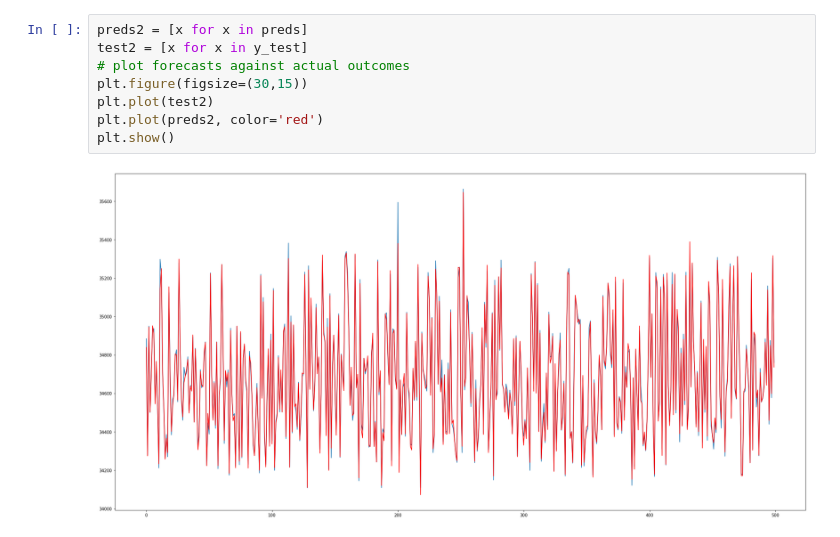
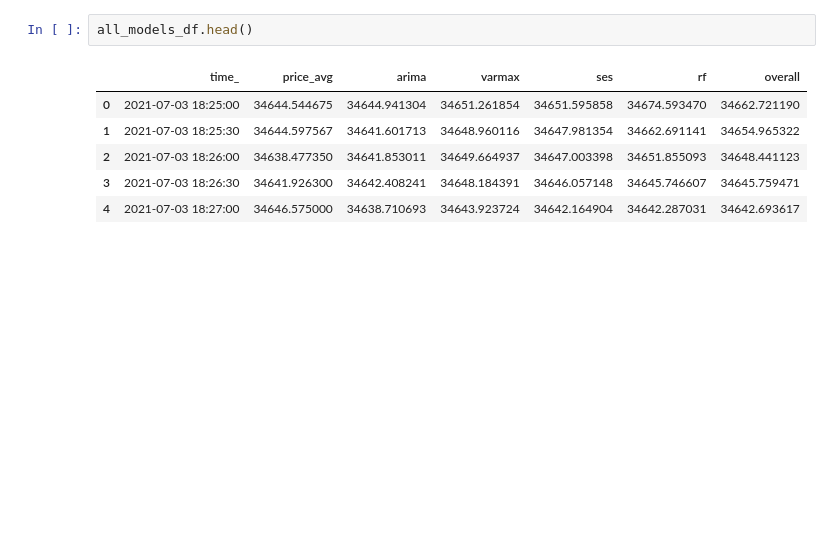
Before and after one commit to MZ195/JS-Realtime-Dashboard, a Jupyter notebook: Models/LinearResression.ipynb, the cells around one changed output. Cells and saved outputs as stored; diff of their text form; blank space fills up the shorter version.

```diff
--- a/Models/LinearResression.ipynb
+++ b/Models/LinearResression.ipynb
@@ -99,10 +38,9 @@ Avg MSE:                         710.5946160110406
-# %%
-preds2 = [x for x in preds]
-test2 = [x for x in y_test]
-# plot forecasts against actual outcomes
-plt.figure(figsize=(30,15))
-plt.plot(test2)
-plt.plot(preds2, color='red')
-plt.show()
-# %% [output]
-[figure, removed]
+# %%
+all_models_df.head()
+# %% [output]
+|  | time_ | price_avg | arima | varmax | ses | rf | overall |
+| 0 | 2021-07-03 18:25:00 | 34644.544675 | 34644.941304 | 34651.261854 | 34651.595858 | 34674.593470 | 34662.721190 |
+| 1 | 2021-07-03 18:25:30 | 34644.597567 | 34641.601713 | 34648.960116 | 34647.981354 | 34662.691141 | 34654.965322 |
+| 2 | 2021-07-03 18:26:00 | 34638.477350 | 34641.853011 | 34649.664937 | 34647.003398 | 34651.855093 | 34648.441123 |
+| 3 | 2021-07-03 18:26:30 | 34641.926300 | 34642.408241 | 34648.184391 | 34646.057148 | 34645.746607 | 34645.759471 |
+| 4 | 2021-07-03 18:27:00 | 34646.575000 | 34638.710693 | 34643.923724 | 34642.164904 | 34642.287031 | 34642.693617 |
```
Also changed, not shown: parts of 13 cells of this notebook, 13 other files.
